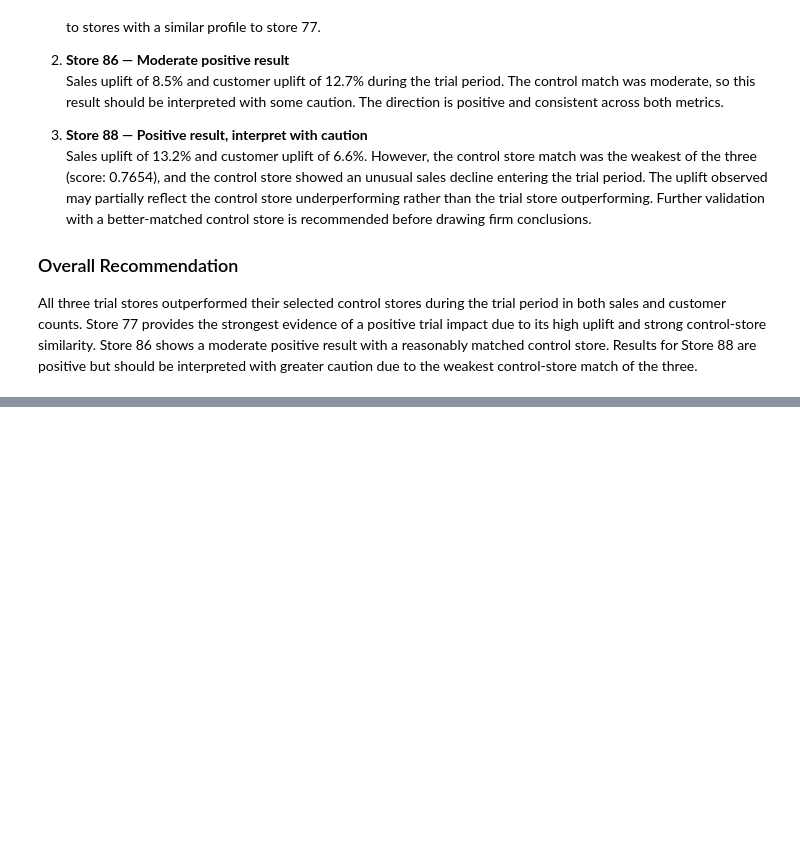
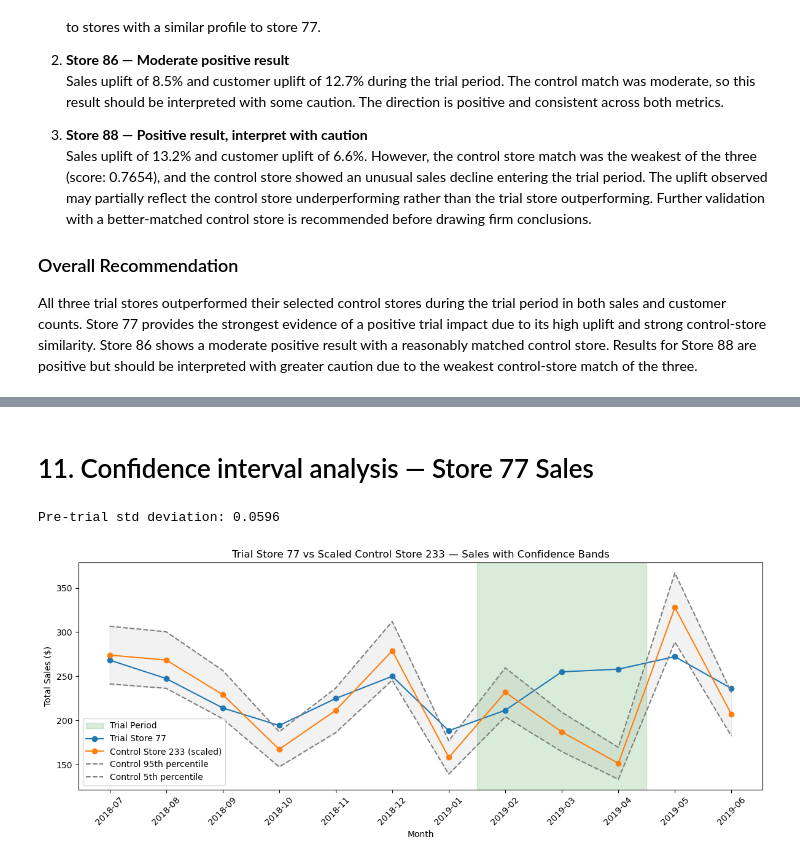
Before and after one commit to HarjiiBoss/forage-quantium-data-analytics, a Jupyter notebook: notebooks/task2_trial_vs_control.ipynb, the cells around one changed output, grey strips where cells are left out. Cells and saved outputs as stored; diff of their text form; code cells hidden in the pictures; blank space fills up the shorter version.

Commit message:
Add scaling and confidence interval analysis for all three trial stores

```diff
--- a/notebooks/task2_trial_vs_control.ipynb
+++ b/notebooks/task2_trial_vs_control.ipynb
@@ -397,0 +405,18 @@ All three trial stores outperformed their selected control stores during the tri
+# %%
+from scipy import stats
+
+trial_store  = 77
+control_store = 233
+
+# Calculate scaling factor from pre-trial period
+trial_pretrial_sales   = pre_trial[pre_trial['STORE_NBR'] == trial_store]['total_sales'].sum()
+control_pretrial_sales = pre_trial[pre_trial['STORE_NBR'] == control_store]['total_sales'].sum()
+
+scaling_factor = trial_pretrial_sales / control_pretrial_sales
+print(f'Scaling factor for Store {control_store}: {scaling_factor:.4f}')
+
+# Apply scaling factor to control store sales across full period
+control_scaled = store_monthly[store_monthly['STORE_NBR'] == control_store].copy()
+control_scaled['scaled_sales'] = control_scaled['total_sales'] * scaling_factor
+
+print(control_scaled[['YEARMONTH', 'total_sales', 'scaled_sales']].to_string(index=False))
@@ -397,0 +438,48 @@ All three trial stores outperformed their selected control stores during the tri
+# %% [markdown]
+# 11. Confidence interval analysis — Store 77 Sales
+# %%
+trial_data = store_monthly[store_monthly['STORE_NBR'] == trial_store].copy()
+
+# Merge trial and scaled control on YEARMONTH
+comparison = trial_data[['YEARMONTH', 'total_sales']].merge(
+    control_scaled[['YEARMONTH', 'scaled_sales']], on='YEARMONTH'
+)
+comparison['pct_diff'] = abs(comparison['scaled_sales'] - comparison['total_sales']) / comparison['scaled_sales']
+
+# Calculate std deviation from pre-trial period only
+pretrial_mask = comparison['YEARMONTH'].astype(str) < '2019-02'
+std_dev = comparison[pretrial_mask]['pct_diff'].std()
+print(f'Pre-trial std deviation: {std_dev:.4f}')
+
+# Apply confidence bands to scaled control
+control_scaled['upper_95'] = control_scaled['scaled_sales'] * (1 + std_dev * 2)
+control_scaled['lower_5']  = control_scaled['scaled_sales'] * (1 - std_dev * 2)
+
+# Plot
+months = comparison['YEARMONTH'].astype(str).tolist()
+trial_sales   = trial_data.sort_values('YEARMONTH')['total_sales'].values
+scaled_sales  = control_scaled.sort_values('YEARMONTH')['scaled_sales'].values
+upper         = control_scaled.sort_values('YEARMONTH')['upper_95'].values
+lower         = control_scaled.sort_values('YEARMONTH')['lower_5'].values
+
+trial_start_idx = months.index('2019-02')
+trial_end_idx   = months.index('2019-04')
+
+plt.figure(figsize=(12, 5))
+plt.axvspan(trial_start_idx - 0.5, trial_end_idx + 0.5, alpha=0.15, color='green', label='Trial Period')
+plt.plot(months, trial_sales,  marker='o', label=f'Trial Store {trial_store}')
+plt.plot(months, scaled_sales, marker='o', label=f'Control Store {control_store} (scaled)')
+plt.plot(months, upper, linestyle='--', color='grey', label='Control 95th percentile')
+plt.plot(months, lower, linestyle='--', color='grey', label='Control 5th percentile')
+plt.fill_between(range(len(months)), lower, upper, alpha=0.1, color='grey')
+plt.title(f'Trial Store {trial_store} vs Scaled Control Store {control_store} — Sales with Confidence Bands')
+plt.ylabel('Total Sales (\$)')
+plt.xlabel('Month')
+plt.xticks(range(len(months)), months, rotation=45)
+plt.legend()
+plt.tight_layout()
+plt.savefig('../outputs/store77_sales_confidence.png', dpi=150)
+plt.show()
+# %% [output]
+Pre-trial std deviation: 0.0596
+[figure, added]
```
Also changed, not shown: parts of 9 cells of this notebook, 6 other files.
